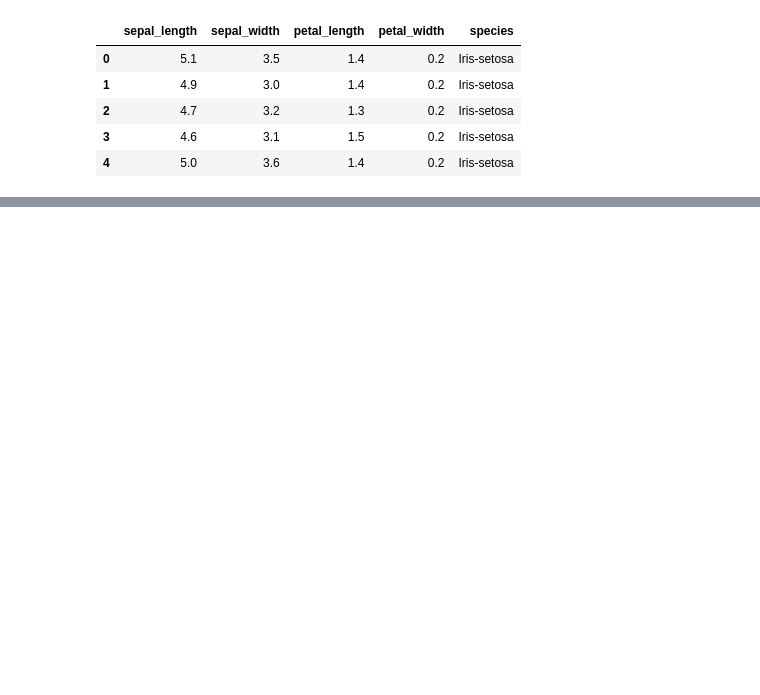
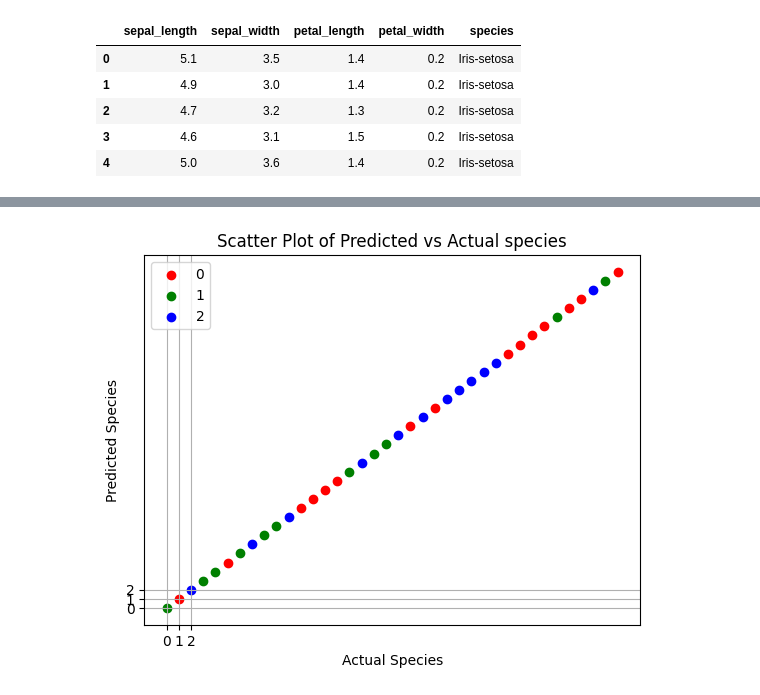
Before and after one commit to abioz-aiz/CODSOFT, a Jupyter notebook: codsoft_3/iris_classification.ipynb, the cells around one changed output, grey strips where cells are left out. Cells and saved outputs as stored; diff of their text form; code cells hidden in the pictures; blank space fills up the shorter version.

```diff
--- a/codsoft_3/iris_classification.ipynb
+++ b/codsoft_3/iris_classification.ipynb
@@ -31,0 +170,4 @@ iris.head()
+# %%
+knn = KNeighborsClassifier()
+knn.fit(X_train, Y_train)
+knn_pred = knn.predict(x_test)
@@ -31,0 +196,17 @@ iris.head()
+# %%
+for i, class_label in enumerate(class_labels):
+    actual_indices = np.where(y_test == i)
+    predicted_indices = np.where(knn_pred == i)
+
+    plt.scatter(actual_indices, predicted_indices, color=colors[i], label=class_label)
+
+plt.xlabel('Actual Species')
+plt.ylabel('Predicted Species')
+plt.title('Scatter Plot of Predicted vs Actual species')
+plt.xticks(np.arange(len(class_labels)), class_labels)
+plt.yticks(np.arange(len(class_labels)), class_labels)
+plt.legend()
+plt.grid(True)
+plt.show()
+# %% [output]
+[figure, added]
```
Also changed, not shown: parts of 19 cells of this notebook.
